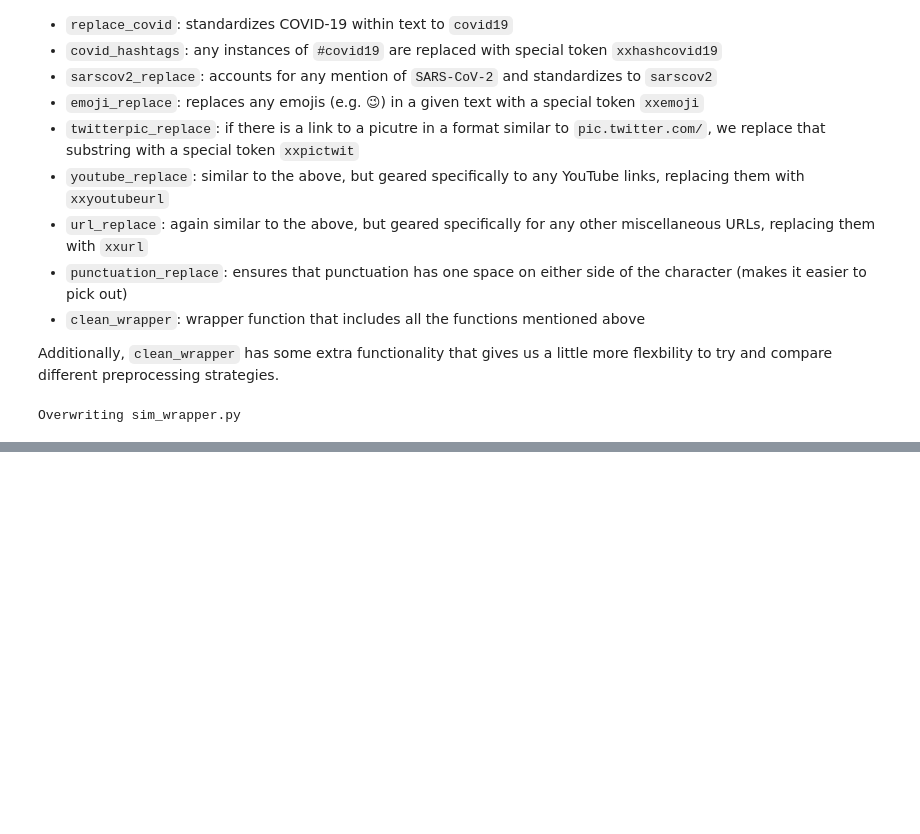
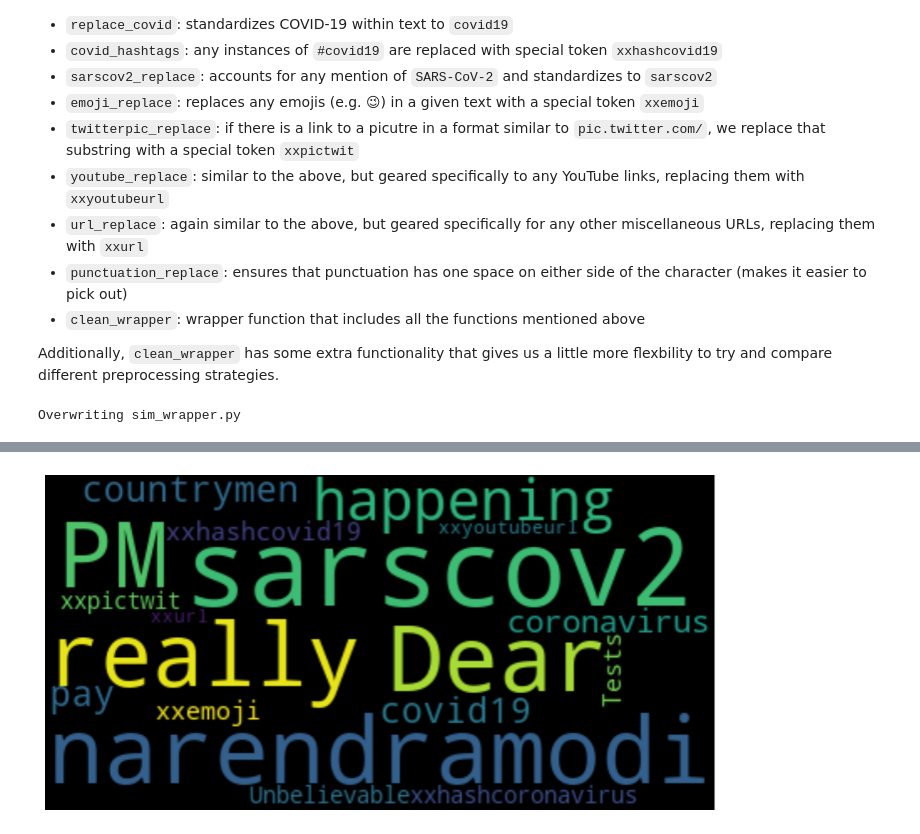
Before and after one commit to earny-joe/covid_disinfo_detect, a Jupyter notebook: experiments/8.2-je-text-normal-token.ipynb, the cells around one changed output, grey strips where cells are left out. Saved outputs shown, nothing was run; the diff lists cells and outputs as text; code cells hidden in the pictures; blank space fills up the shorter version.

```diff
--- a/experiments/8.2-je-text-normal-token.ipynb
+++ b/experiments/8.2-je-text-normal-token.ipynb
@@ -179,0 +330,2 @@ Overwriting sim_wrapper.py
+# %%
+cleantweet = clean_wrapper(testtweet, nltk_tokenize=True)
@@ -179,0 +340,8 @@ Overwriting sim_wrapper.py
+# %%
+# wordcloud of clean tweet
+wordcloud = WordCloud().generate(cleantweet)
+plt.figure(figsize=(12,10))
+plt.imshow(wordcloud, interpolation='bilinear')
+plt.axis('off');
+# %% [output]
+[figure, added]
```
Also changed, not shown: parts of 26 cells of this notebook.
